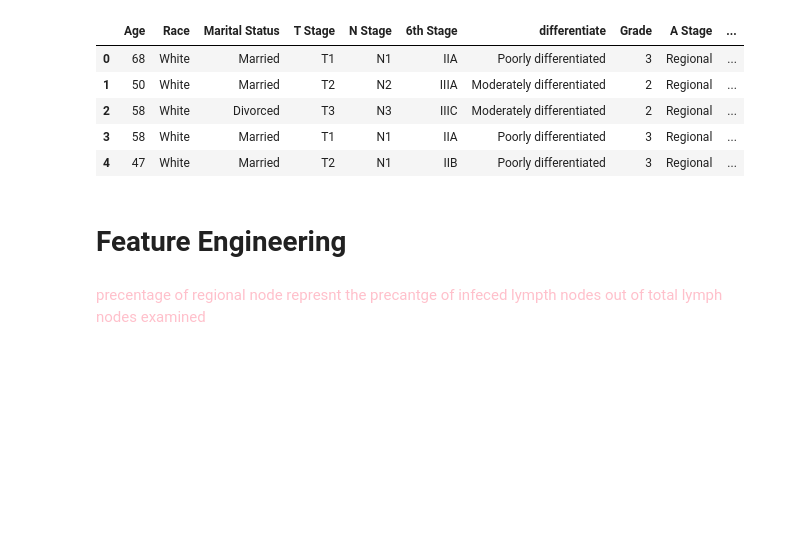
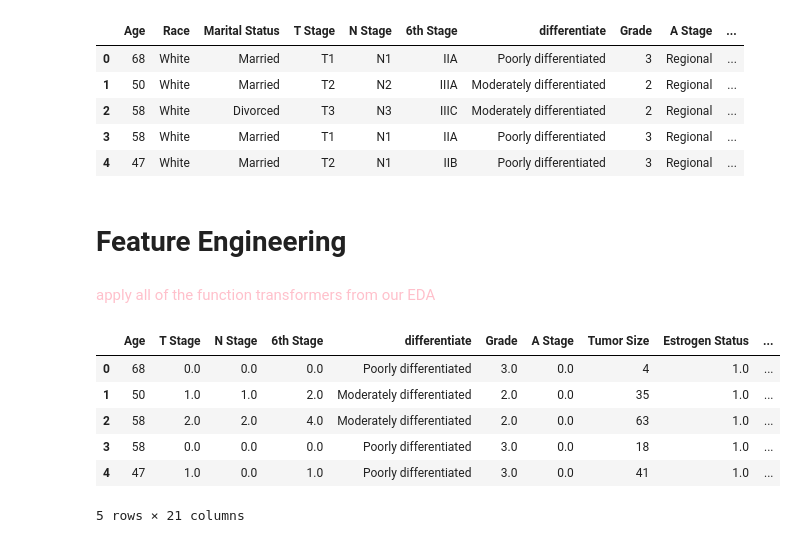
Before and after one commit to roy2392/breast_cancer_classification, a Jupyter notebook: grade model .ipynb, the cells around one changed output. Cells and saved outputs as stored; diff of their text form; code cells hidden in the pictures; blank space fills up the shorter version.

```diff
--- a/grade model .ipynb
+++ b/grade model .ipynb
@@ -40,7 +42,5 @@ df.head()
 # %% [markdown]
 # Feature Engineering
 # %% [markdown]
-<span style="color:pink">precentage of regional node represnt the precantge of infeced lympth nodes out of total lymph nodes examined
+<span style="color:pink">apply all of the function transformers from our EDA
  </br></span>
-# %%
-df['Regional_Node_pos_%'] = 100*df['Reginol Node Positive']/df['Regional Node Examined']
@@ -46,0 +53,12 @@ df['Regional_Node_pos_%'] = 100*df['Reginol Node Positive']/df['Regional Node Ex
+# %%
+df = cancer_encode(df)
+df = cancer_features_select(df)
+df.head()
+# %% [output]
+|  | Age | T Stage | N Stage | 6th Stage | differentiate | Grade | A Stage | Tumor Size | Estrogen Status | ... |
+| 0 | 68 | 0.0 | 0.0 | 0.0 | Poorly differentiated | 3.0 | 0.0 | 4 | 1.0 | ... |
+| 1 | 50 | 1.0 | 1.0 | 2.0 | Moderately differentiated | 2.0 | 0.0 | 35 | 1.0 | ... |
+| 2 | 58 | 2.0 | 2.0 | 4.0 | Moderately differentiated | 2.0 | 0.0 | 63 | 1.0 | ... |
+| 3 | 58 | 0.0 | 0.0 | 0.0 | Poorly differentiated | 3.0 | 0.0 | 18 | 1.0 | ... |
+| 4 | 47 | 1.0 | 0.0 | 1.0 | Poorly differentiated | 3.0 | 0.0 | 41 | 1.0 | ... |
+5 rows × 21 columns
```
Also changed, not shown: parts of 5 cells of this notebook.
